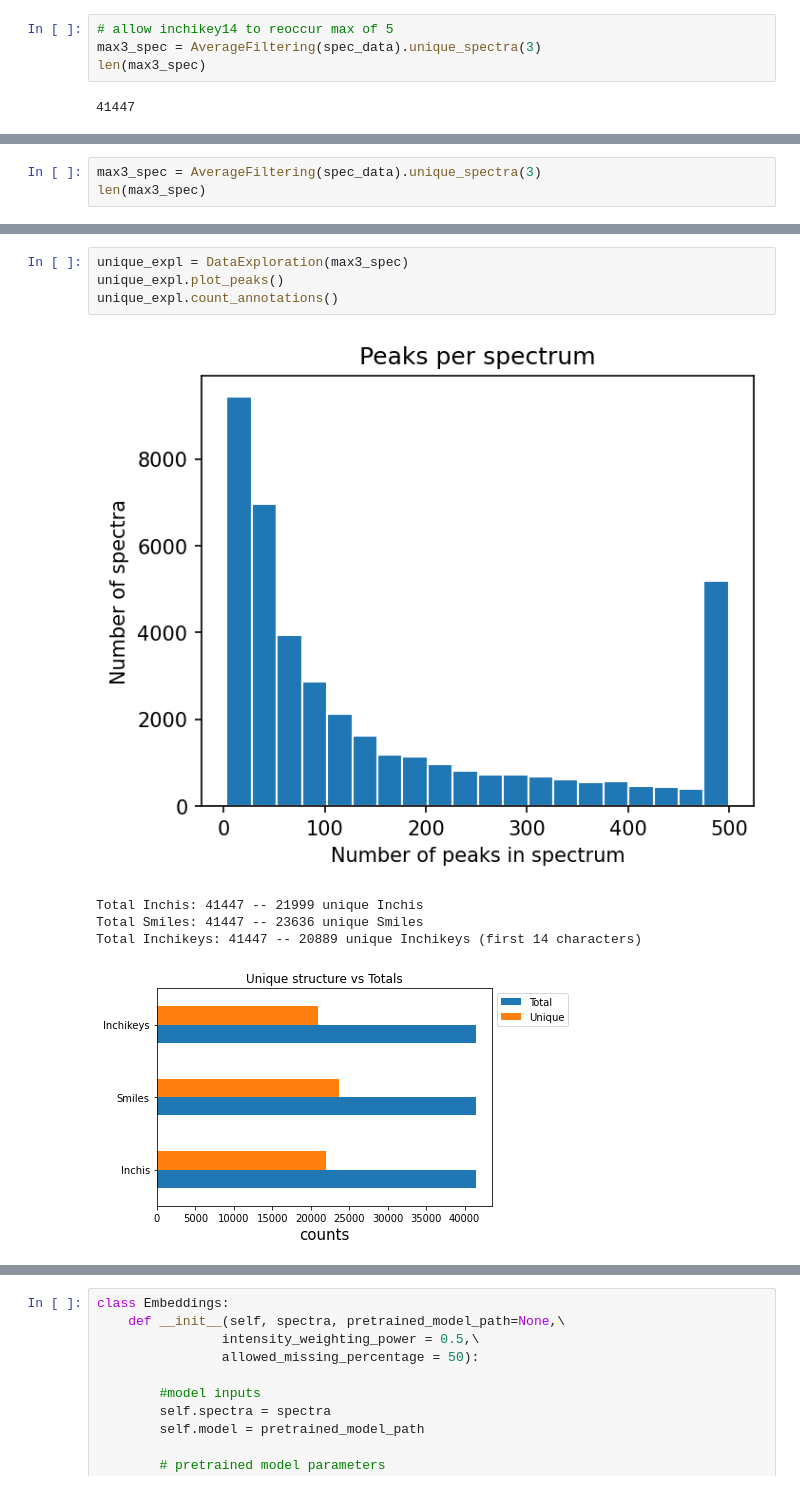
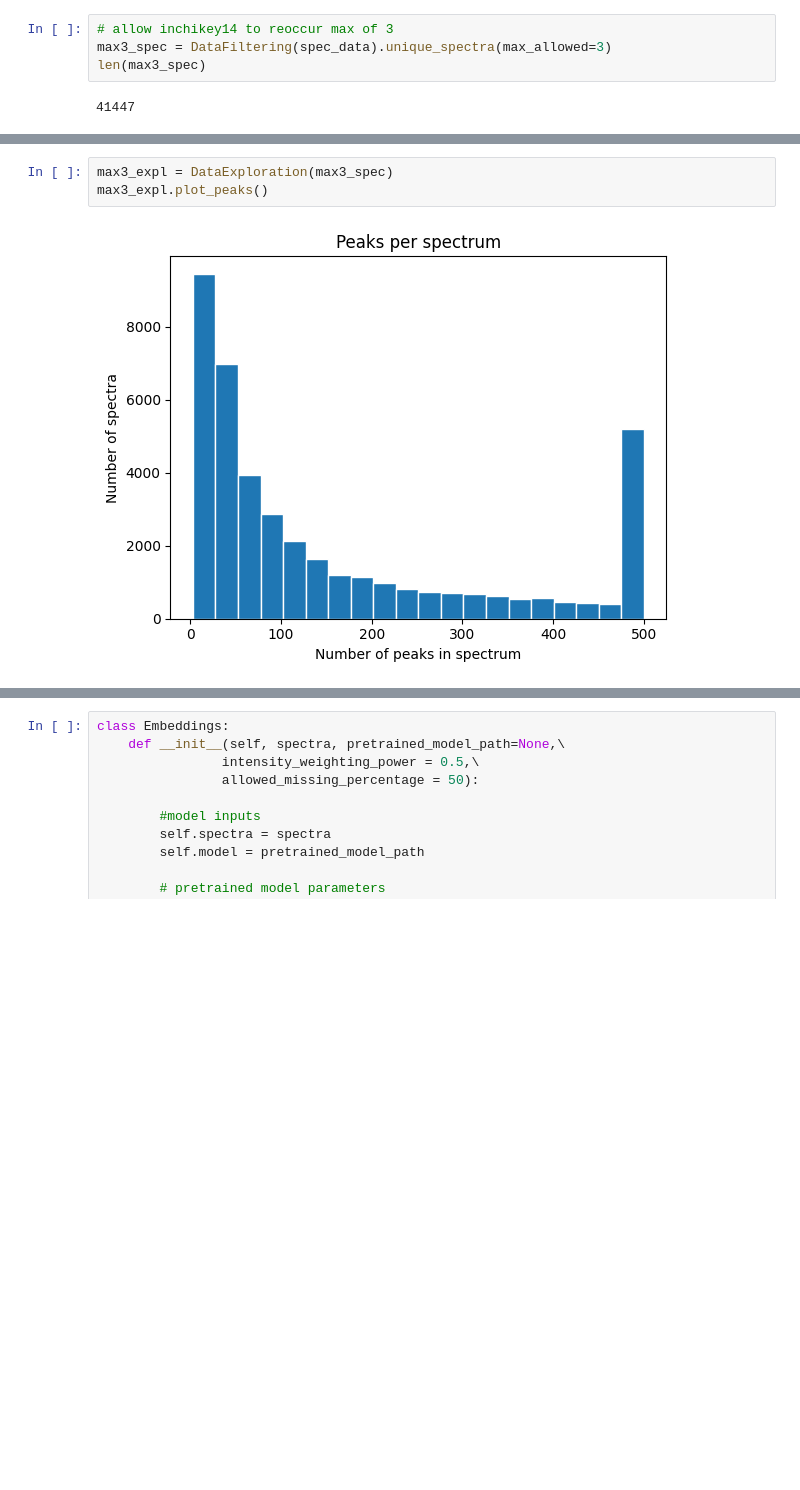
Before and after one commit to LukaLmelias/DeepCCA_thesis, a Jupyter notebook: data_preprocessing_and_embeddings.ipynb, the cells around one changed output, grey strips where cells are left out. Saved outputs shown, nothing was run; the diff lists cells and outputs as text; blank space fills up the shorter version.

```diff
--- a/data_preprocessing_and_embeddings.ipynb
+++ b/data_preprocessing_and_embeddings.ipynb
@@ -407,8 +407,8 @@ len(unique_spectra)
 # %% [output]
 20889
 # %%
-# allow inchikey14 to reoccur max of 5
-max3_spec = AverageFiltering(spec_data).unique_spectra(3)
+# allow inchikey14 to reoccur max of 3
+max3_spec = DataFiltering(spec_data).unique_spectra(max_allowed=3)
 len(max3_spec)
 # %% [output]
 41447
@@ -422,3 +419,0 @@ len(df_all)
-# %%
-max3_spec = AverageFiltering(spec_data).unique_spectra(3)
-len(max3_spec)
@@ -429,10 +422,5 @@ len(max3_spec)
 # %%
-unique_expl = DataExploration(max3_spec)
-unique_expl.plot_peaks()
-unique_expl.count_annotations()
+max3_expl = DataExploration(max3_spec)
+max3_expl.plot_peaks()
 # %% [output]
-[figure, old version]
+[figure, new version]
-Total Inchis: 41447 -- 21999 unique Inchis
-Total Smiles: 41447 -- 23636 unique Smiles
-Total Inchikeys: 41447 -- 20889 unique Inchikeys (first 14 characters)
-[figure, removed]
```
Also changed, not shown: parts of 31 cells of this notebook.
